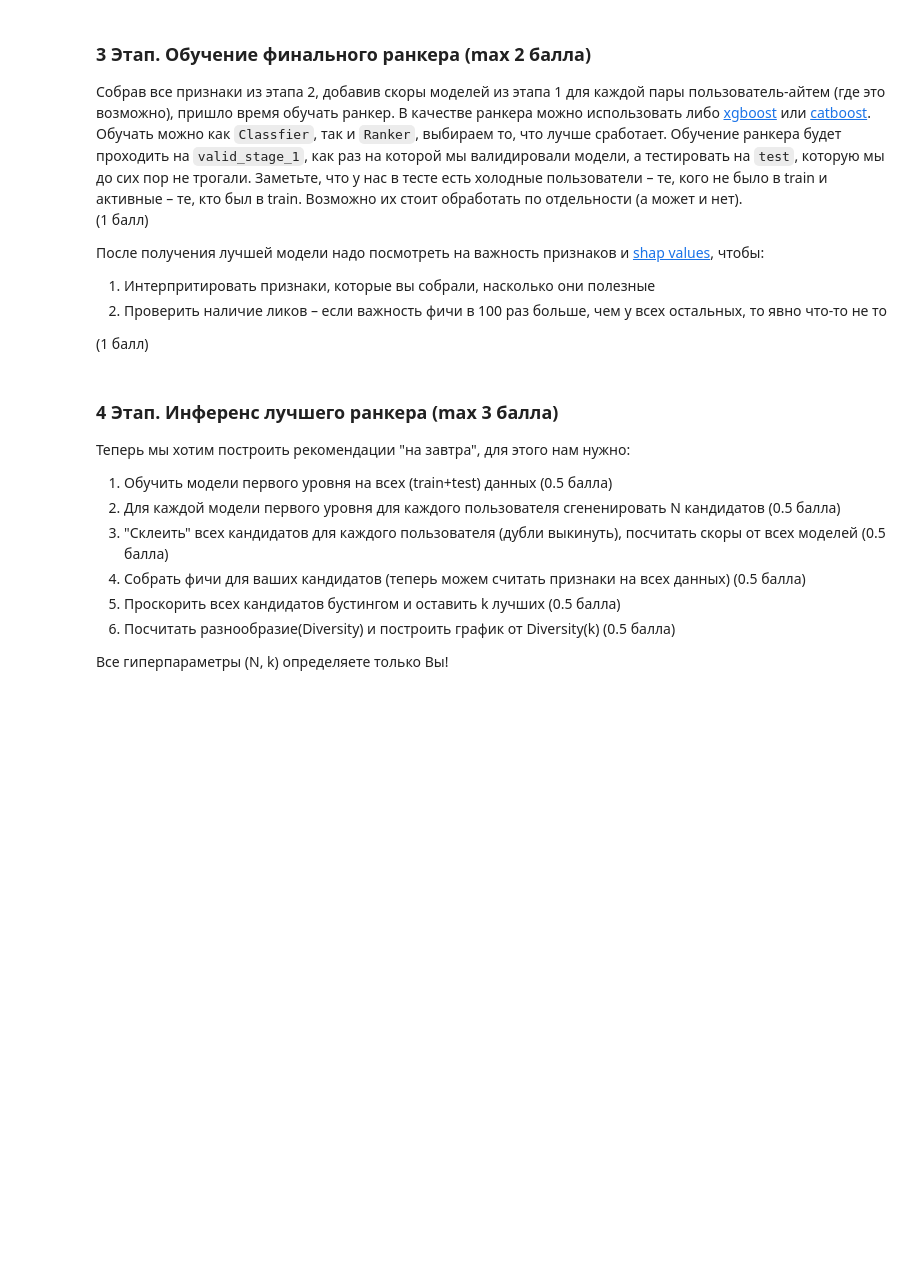
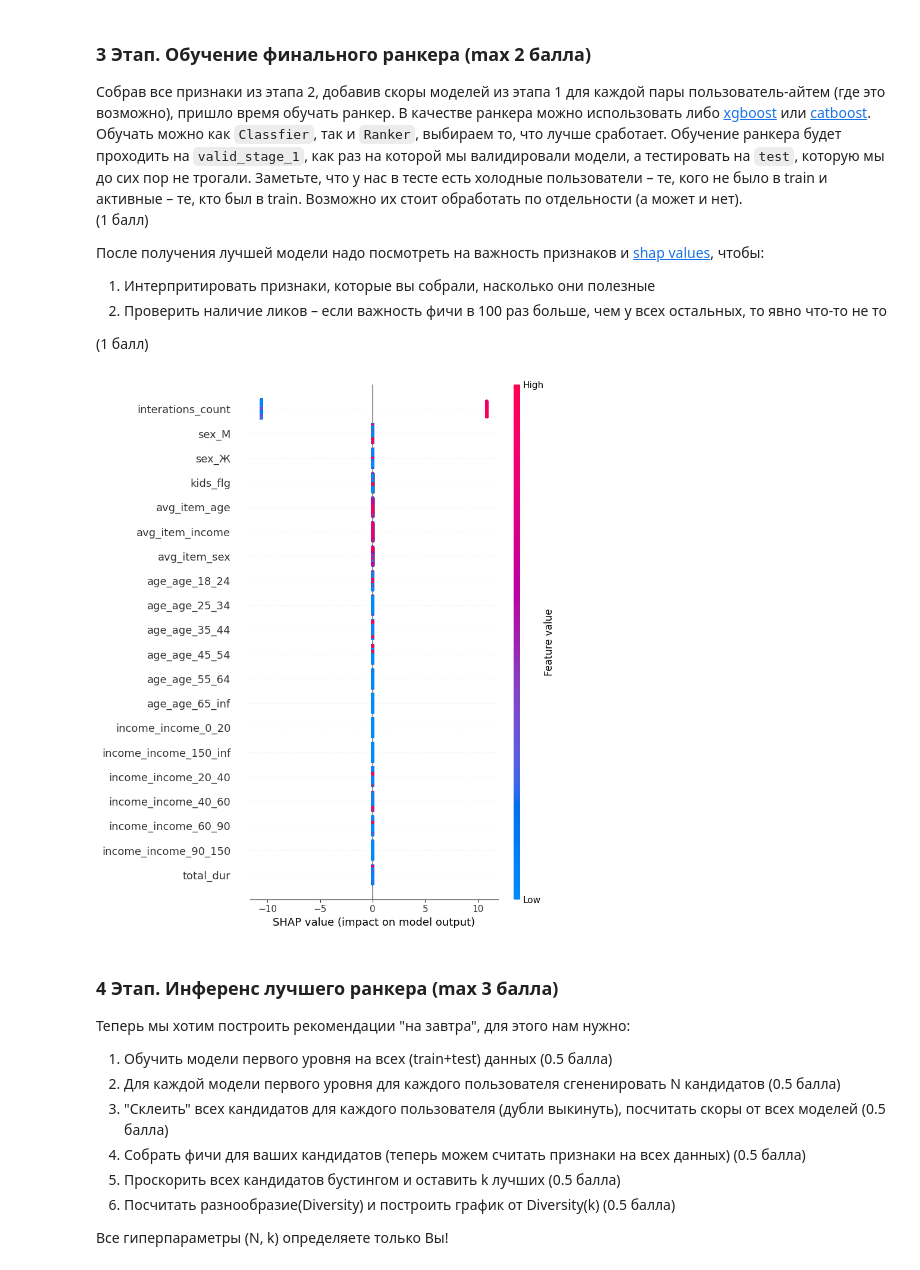
Before and after one commit to xanderkov/HSE-RecSys, a Jupyter notebook: hw-03/HSE RecSys HW3.ipynb, the cells around one changed output. Saved outputs shown, nothing was run; the diff lists cells and outputs as text; code cells hidden in the pictures; blank space fills up the shorter version.

```diff
--- a/hw-03/HSE RecSys HW3.ipynb
+++ b/hw-03/HSE RecSys HW3.ipynb
@@ -562,0 +571,26 @@ model.predict()
+# %%
+import xgboost as xgb
+from sklearn.model_selection import train_test_split
+
+features = [
+    'total_dur', 'age',
+    'income', 'sex', 'kids_flg', 'avg_item_age',
+    'avg_item_income', 'avg_item_sex', 'interations_count'
+]
+
+X_valid = boost[features]
+y_valid = boost['target']
+
+
+X_valid = pd.get_dummies(X_valid)
+# %%
+dtrain = xgb.DMatrix(data=X_valid, label=y_valid)
+
+params = {
+    'objective': 'binary:logistic',
+    'max_depth': 6,
+    'eta': 0.1,
+    'eval_metric': 'logloss'
+}
+
+bst = xgb.train(params, dtrain, num_boost_round=100)
@@ -563,3 +605,12 @@ model.predict()
+# %%
+import shap
+
+explainer = shap.Explainer(bst)
+shap_values = explainer.shap_values(X_valid)
+
+shap.summary_plot(shap_values, X_valid)
+# %% [output]
+[figure, added]
 # %% [markdown]
 
 ### 4 Этап. Инференс лучшего ранкера (max 3 балла)
```
Also changed, not shown: parts of 12 cells of this notebook.
